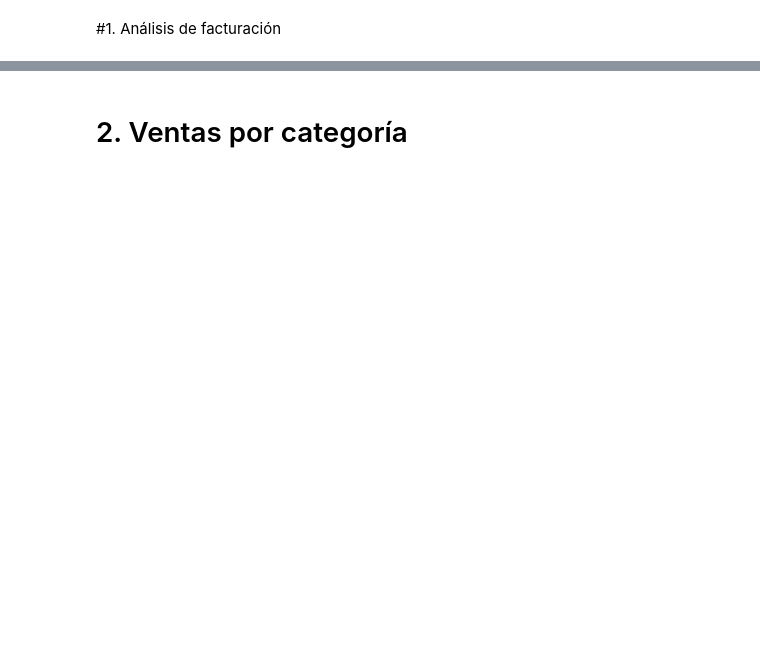
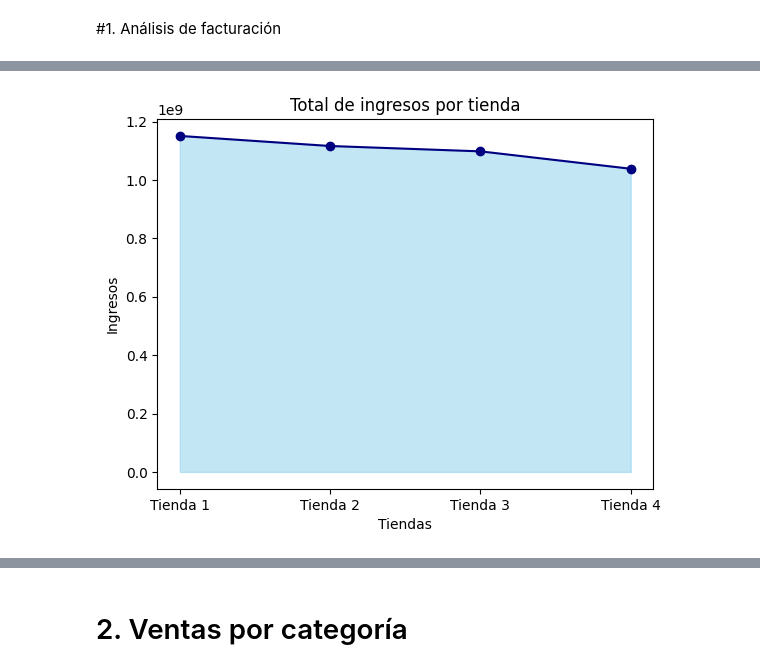
Before and after one commit to npssdu/challenge1-data-science-latam, a Jupyter notebook: AluraStoreLatam.ipynb, the cells around one changed output, grey strips where cells are left out. Saved outputs shown, nothing was run; the diff lists cells and outputs as text; code cells hidden in the pictures; blank space fills up the shorter version.

```diff
--- a/AluraStoreLatam.ipynb
+++ b/AluraStoreLatam.ipynb
@@ -27,0 +67,10 @@ tienda1.head()
+# %%
+#Grafico de Areas
+plt.fill_between(tiendas_x, total_ingresos_tienda, color='skyblue', alpha=0.5)
+plt.plot(tiendas_x, total_ingresos_tienda, color='navy', marker='o')
+plt.title("Total de ingresos por tienda")
+plt.xlabel("Tiendas")
+plt.ylabel("Ingresos")
+plt.show()
+# %% [output]
+[figure, added]
```
Also changed, not shown: parts of 20 cells of this notebook.
